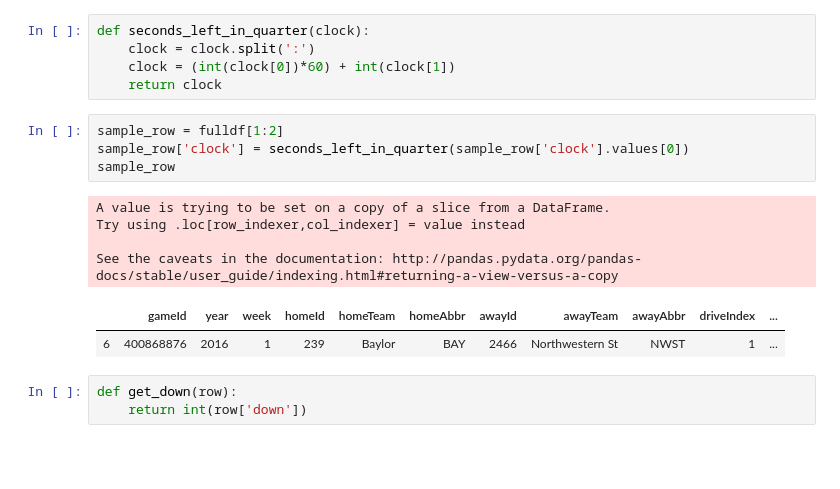
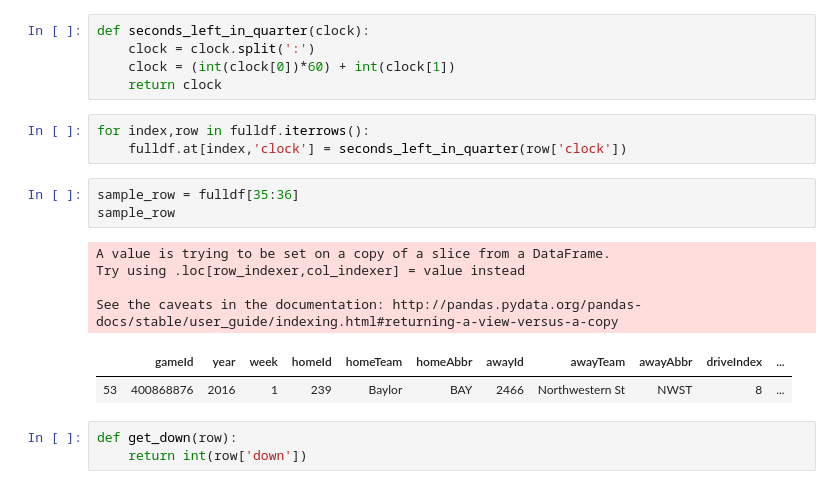
Before and after one commit to nwiatrek/cfb-ml, a Jupyter notebook: Generate Drive.ipynb, the cells around one changed output. Drawn from its saved outputs; the diff is of its cells as text; blank space fills up the shorter version.

```diff
--- a/Generate Drive.ipynb
+++ b/Generate Drive.ipynb
@@ -48,17 +48,19 @@ def seconds_left_in_quarter(clock):
     clock = clock.split(':')
     clock = (int(clock[0])*60) + int(clock[1])
     return clock
-# %%
-sample_row = fulldf[1:2]
-sample_row['clock'] = seconds_left_in_quarter(sample_row['clock'].values[0])
-sample_row
-# %% [output]
-A value is trying to be set on a copy of a slice from a DataFrame.
-Try using .loc[row_indexer,col_indexer] = value instead
-
-See the caveats in the documentation: http://pandas.pydata.org/pandas-docs/stable/user_guide/indexing.html#returning-a-view-versus-a-copy
-|  | gameId | year | week | homeId | homeTeam | homeAbbr | awayId | awayTeam | awayAbbr | driveIndex | ... |
-| 6 | 400868876 | 2016 | 1 | 239 | Baylor | BAY | 2466 | Northwestern St | NWST | 1 | ... |
+# %%
+for index,row in fulldf.iterrows():
+    fulldf.at[index,'clock'] = seconds_left_in_quarter(row['clock'])
+# %%
+sample_row = fulldf[35:36]
+sample_row
+# %% [output]
+A value is trying to be set on a copy of a slice from a DataFrame.
+Try using .loc[row_indexer,col_indexer] = value instead
+
+See the caveats in the documentation: http://pandas.pydata.org/pandas-docs/stable/user_guide/indexing.html#returning-a-view-versus-a-copy
+|  | gameId | year | week | homeId | homeTeam | homeAbbr | awayId | awayTeam | awayAbbr | driveIndex | ... |
+| 53 | 400868876 | 2016 | 1 | 239 | Baylor | BAY | 2466 | Northwestern St | NWST | 8 | ... |
 # %%
 def get_down(row):
     return int(row['down'])
```
Also changed, not shown: parts of 15 cells of this notebook, 4 other files.
